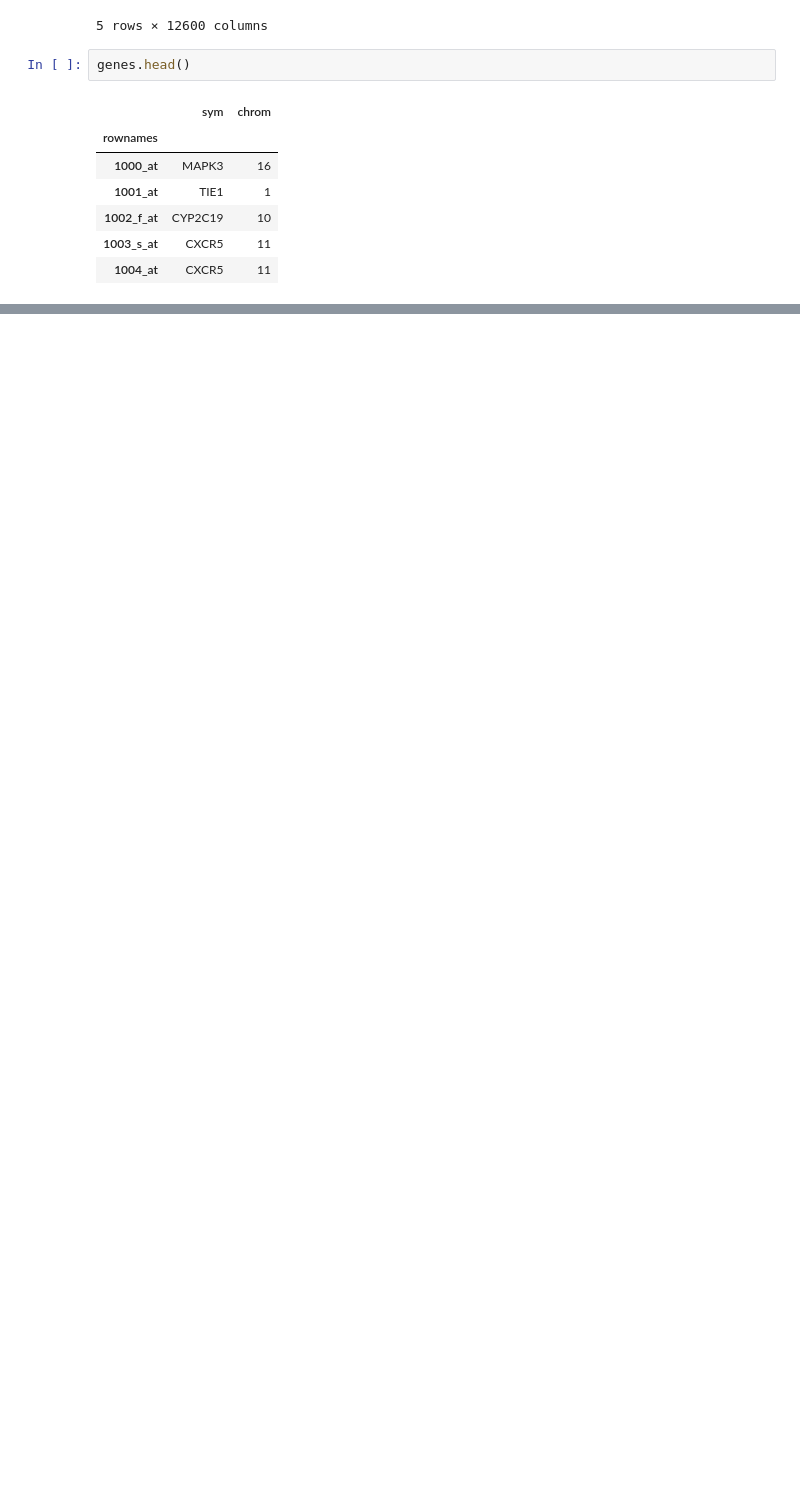
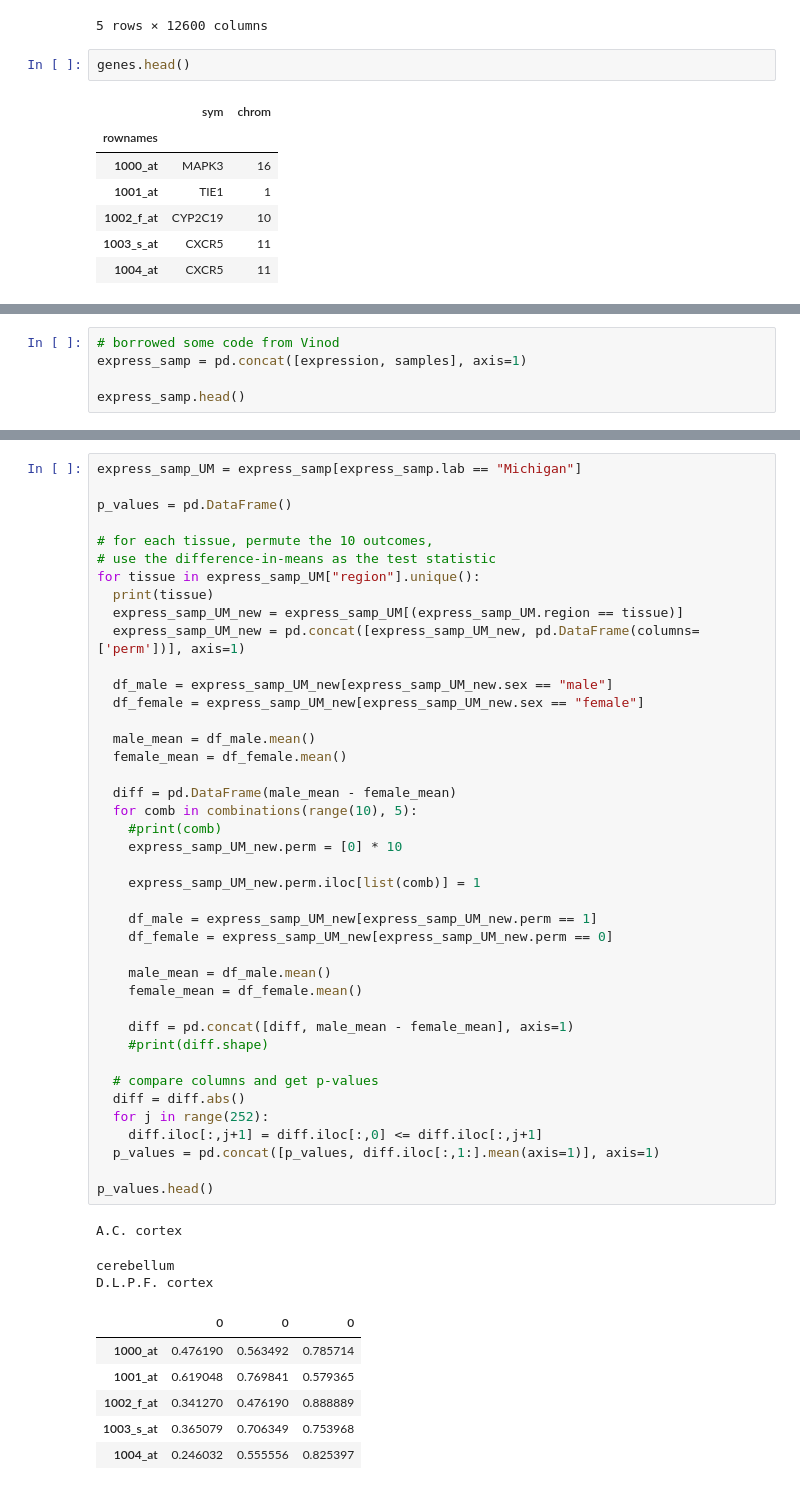
Before and after one commit to unique-subedi/604-gene-expression, a Jupyter notebook: Xinhe_gene_expression_master.ipynb, the cells around one changed output, grey strips where cells are left out. Cells and saved outputs as stored; diff of their text form; blank space fills up the shorter version.

```diff
--- a/Xinhe_gene_expression_master.ipynb
+++ b/Xinhe_gene_expression_master.ipynb
@@ -51,0 +65,5 @@ genes.head()
+# %%
+# borrowed some code from Vinod
+express_samp = pd.concat([expression, samples], axis=1)
+
+express_samp.head()
@@ -51,0 +78,51 @@ genes.head()
+# %%
+express_samp_UM = express_samp[express_samp.lab == "Michigan"]
+
+p_values = pd.DataFrame()
+
+# for each tissue, permute the 10 outcomes,
+# use the difference-in-means as the test statistic
+for tissue in express_samp_UM["region"].unique():
+  print(tissue)
+  express_samp_UM_new = express_samp_UM[(express_samp_UM.region == tissue)]
+  express_samp_UM_new = pd.concat([express_samp_UM_new, pd.DataFrame(columns=['perm'])], axis=1)
+
+  df_male = express_samp_UM_new[express_samp_UM_new.sex == "male"]
+  df_female = express_samp_UM_new[express_samp_UM_new.sex == "female"]
+
+  male_mean = df_male.mean()
+  female_mean = df_female.mean()
+
+  diff = pd.DataFrame(male_mean - female_mean)
+  for comb in combinations(range(10), 5):
+    #print(comb)
+    express_samp_UM_new.perm = [0] * 10
+
+    express_samp_UM_new.perm.iloc[list(comb)] = 1
+
+    df_male = express_samp_UM_new[express_samp_UM_new.perm == 1]
+    df_female = express_samp_UM_new[express_samp_UM_new.perm == 0]
+
+    male_mean = df_male.mean()
+    female_mean = df_female.mean()
+
+    diff = pd.concat([diff, male_mean - female_mean], axis=1)
+    #print(diff.shape)
+
+  # compare columns and get p-values
+  diff = diff.abs()
+  for j in range(252):
+    diff.iloc[:,j+1] = diff.iloc[:,0] <= diff.iloc[:,j+1]
+  p_values = pd.concat([p_values, diff.iloc[:,1:].mean(axis=1)], axis=1)
+
+p_values.head()
+# %% [output]
+A.C. cortex
+cerebellum
+D.L.P.F. cortex
+|  | 0 | 0 | 0 |
+| 1000_at | 0.476190 | 0.563492 | 0.785714 |
+| 1001_at | 0.619048 | 0.769841 | 0.579365 |
+| 1002_f_at | 0.341270 | 0.476190 | 0.888889 |
+| 1003_s_at | 0.365079 | 0.706349 | 0.753968 |
+| 1004_at | 0.246032 | 0.555556 | 0.825397 |
```
Also changed, not shown: parts of 5 cells of this notebook.
